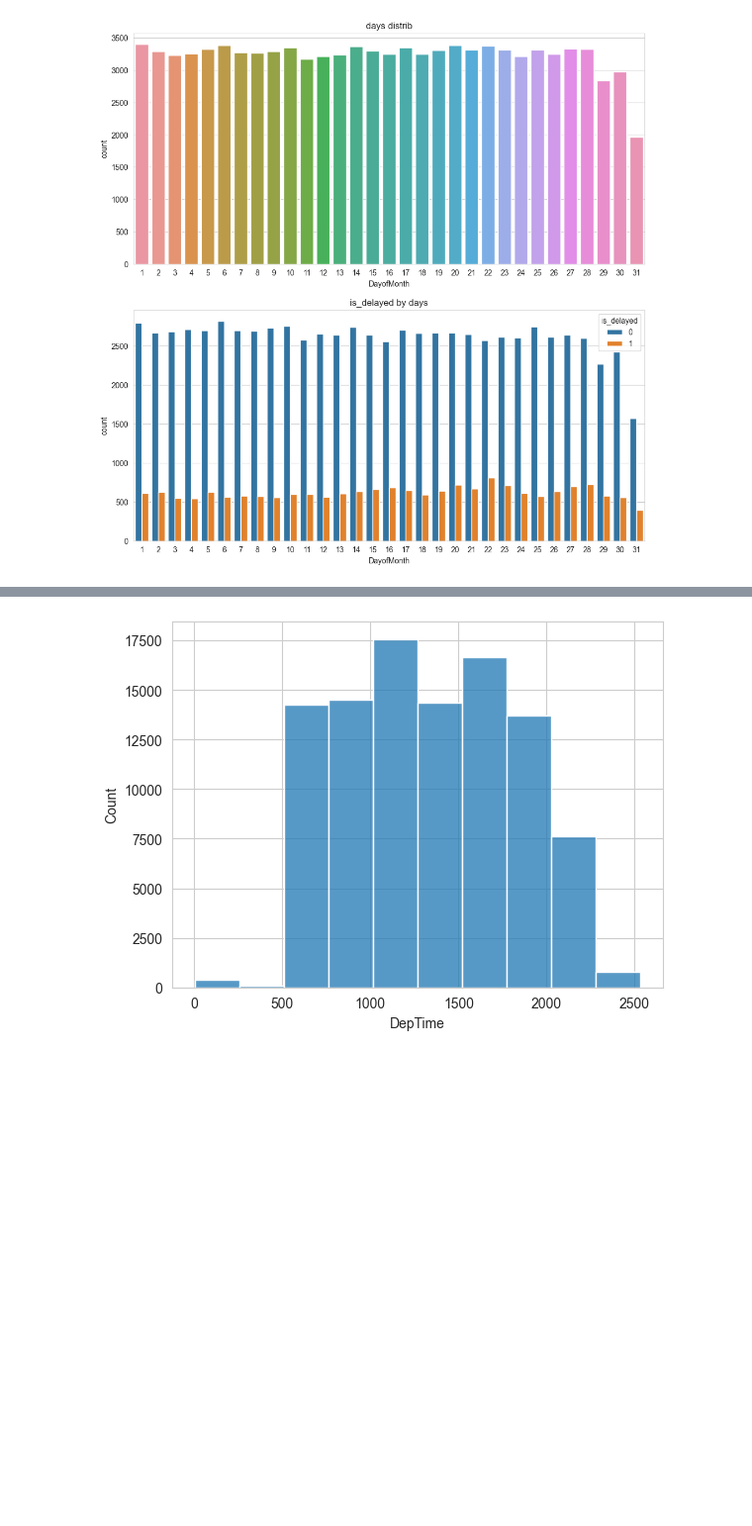
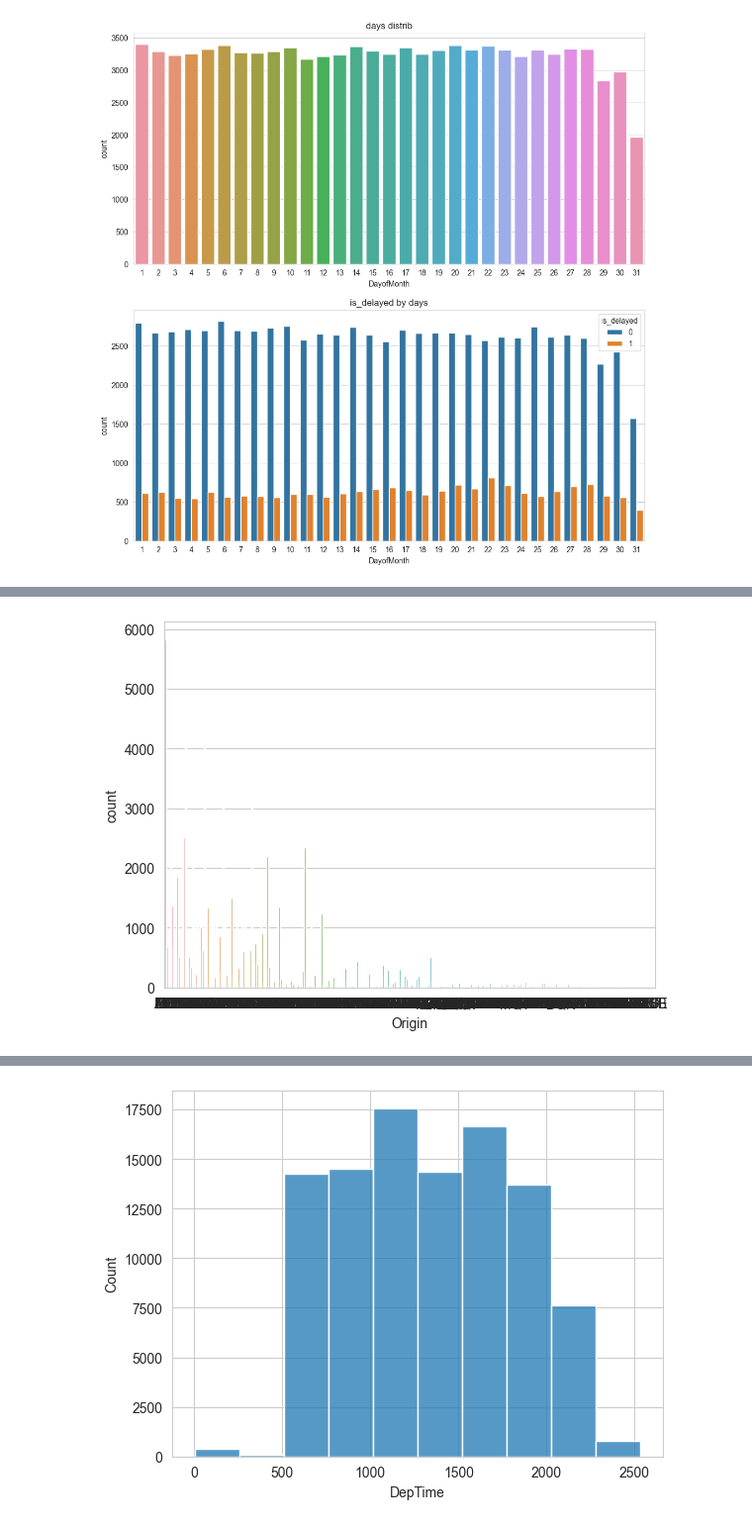
Before and after one commit to ArtsiomShatsernik/projects, a Jupyter notebook: flight_delays/flight_delay.ipynb, the cells around one changed output, grey strips where cells are left out. Shown: that part at 99% size. Saved outputs shown, nothing was run; the diff lists cells and outputs as text; code cells hidden in the pictures; blank space fills up the shorter version.

```diff
--- a/flight_delays/flight_delay.ipynb
+++ b/flight_delays/flight_delay.ipynb
@@ -122 +124,6 @@ Text(0.5, 1.0, 'delay rate')
 [figure]
+# %%
+# many origins have a small amount of data
+sns.countplot(data=train, x="Origin");
+# %% [output]
+[figure, added]
```
Also changed, not shown: parts of 50 cells of this notebook.
